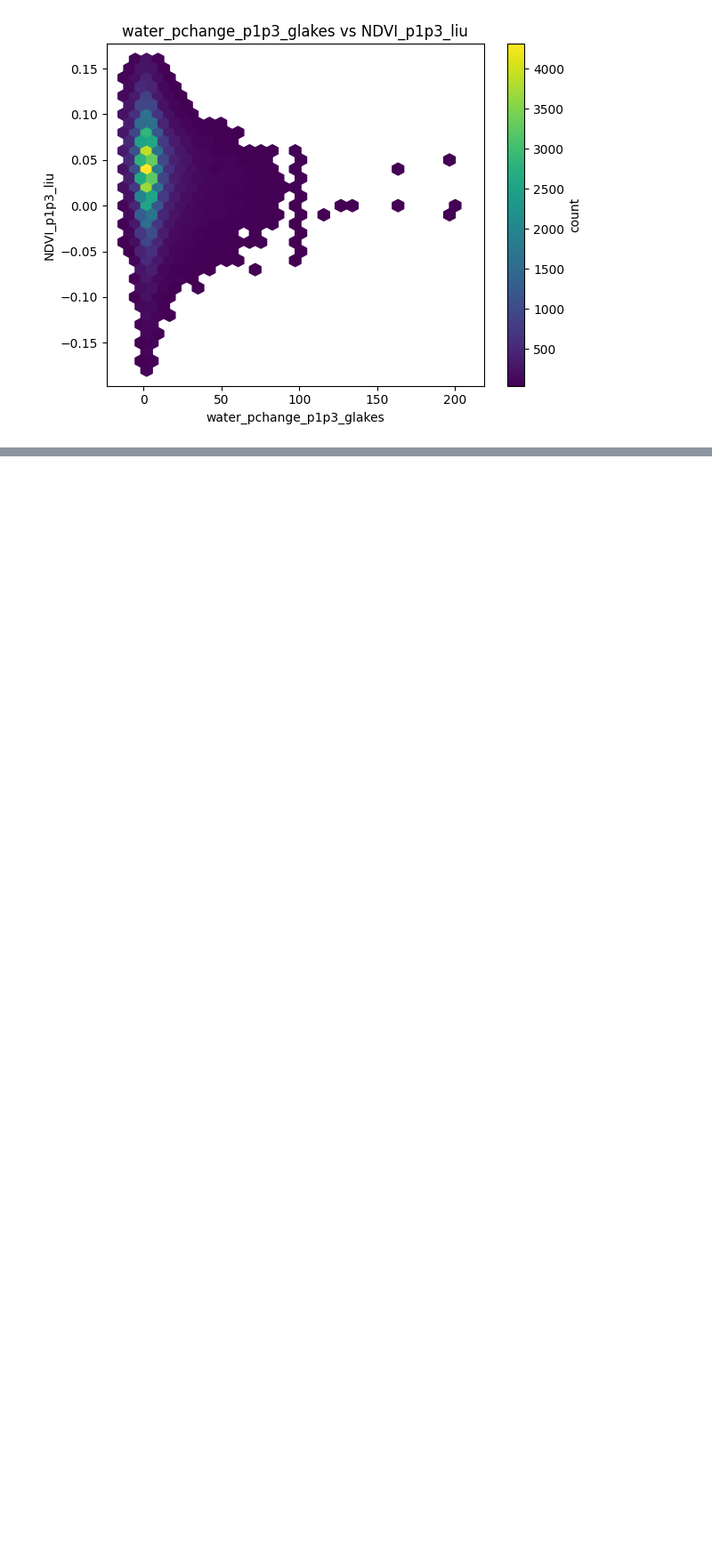
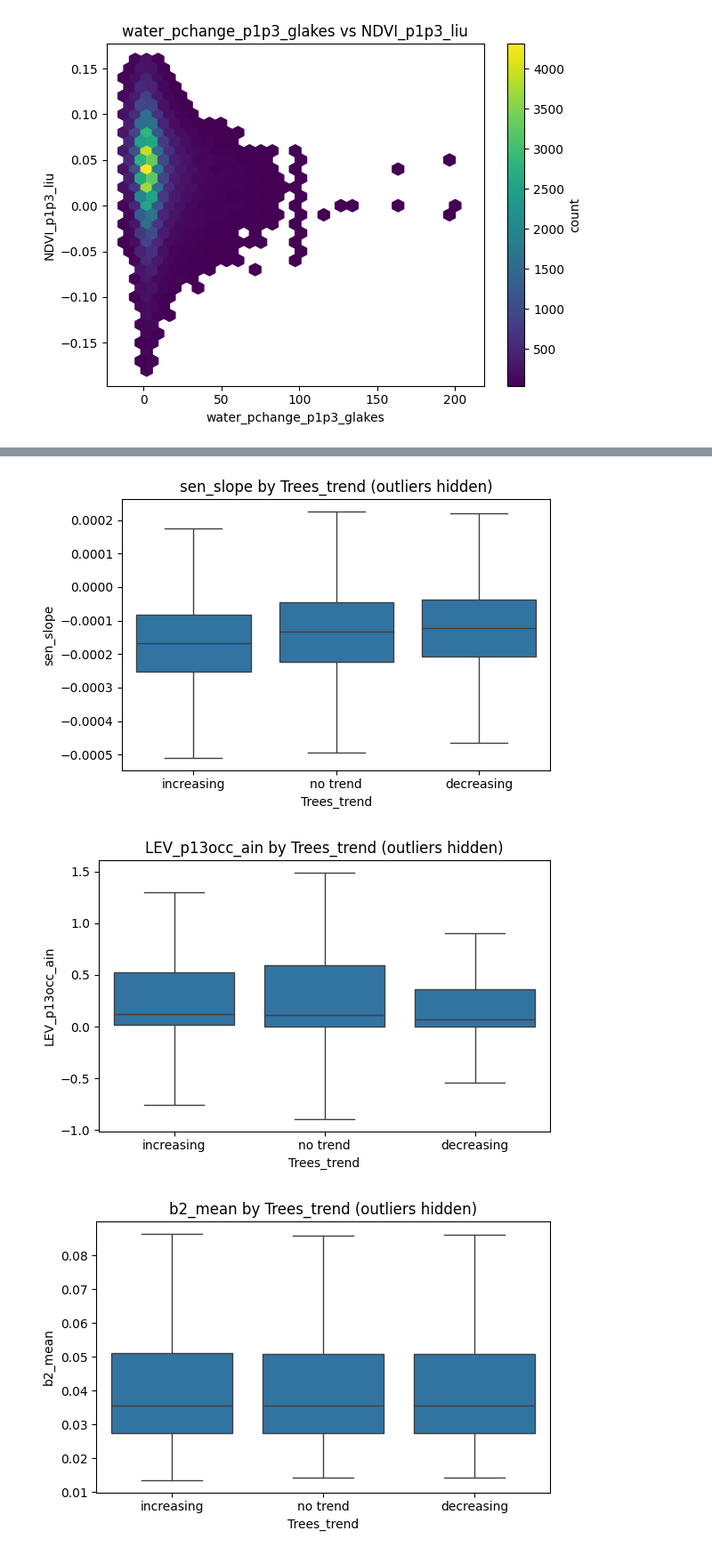
Before and after one commit to ekcomputer/land-cover, a Jupyter notebook: notebooks/data_exploration/greenness_vs_lc_change.ipynb, the cells around one changed output, grey strips where cells are left out. Shown at 89% size. Cells and saved outputs as stored; diff of their text form; code cells hidden in the pictures; blank space fills up the shorter version.

```diff
--- a/notebooks/data_exploration/greenness_vs_lc_change.ipynb
+++ b/notebooks/data_exploration/greenness_vs_lc_change.ipynb
@@ -237,0 +265,7 @@ for xvar in xvars:
+# %%
+for yvar in yvars:
+    boxplots_by_group(df, yvar, group_col="Trees_trend")
+# %% [output]
+[figure, added]
+[figure, added]
+[figure, added]
```
Also changed, not shown: parts of 17 cells of this notebook.
